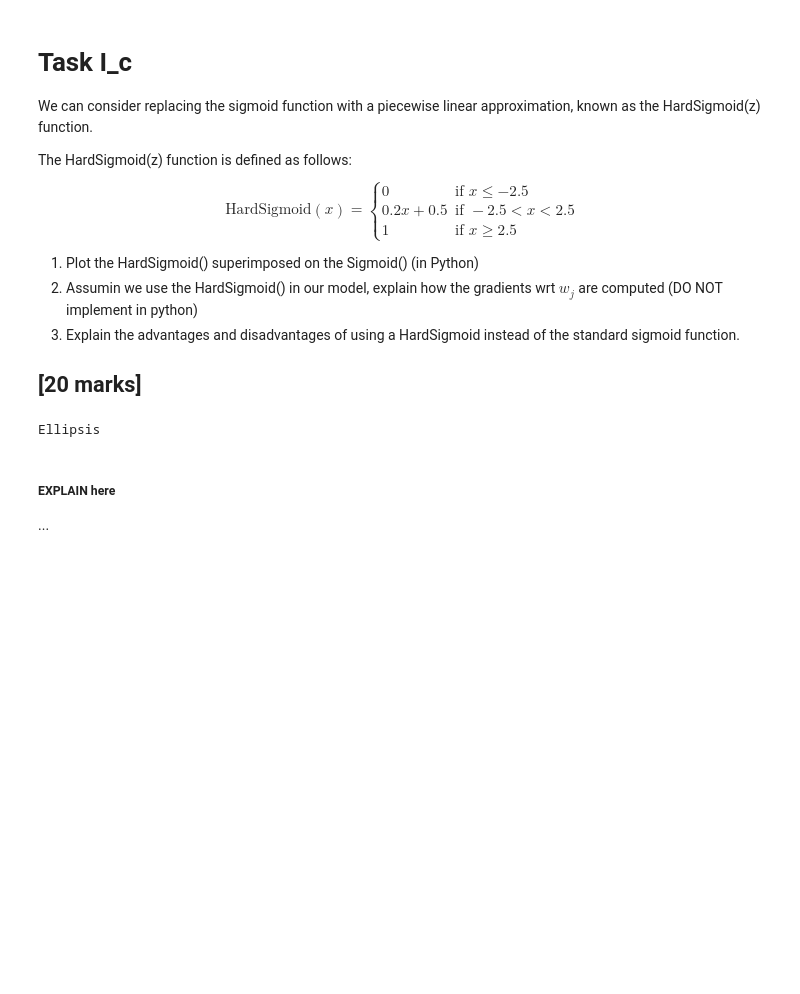
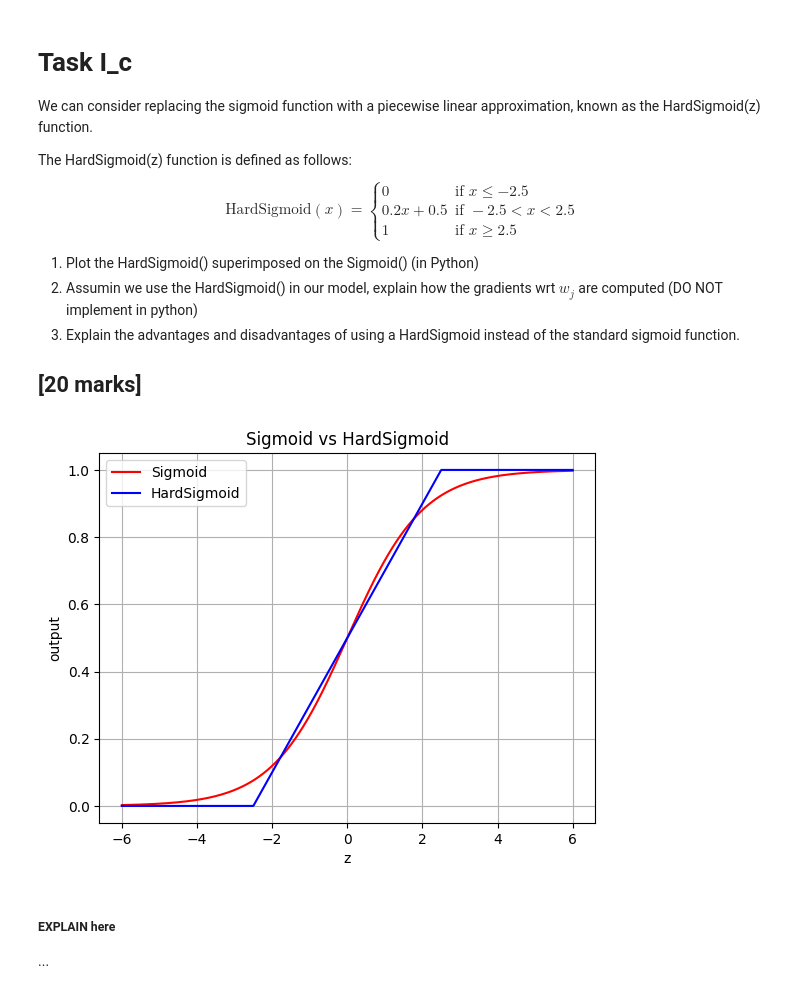
Before and after one commit to davgal27/ML-Algorithms, a Jupyter notebook: CCE2502_Assignment_II_2026.ipynb, the cells around one changed output. Cells and saved outputs as stored; diff of their text form; code cells hidden in the pictures; blank space fills up the shorter version.

```diff
--- a/CCE2502_Assignment_II_2026.ipynb
+++ b/CCE2502_Assignment_II_2026.ipynb
@@ -551,9 +630,39 @@ $$
 ## [20 marks]
 # %%
 # PLOT here
-...
+def hard_sigmoid(z):
+
+    result = np.zeros_like(z)
+
+    for i in range(len(z)):
+
+        if z[i] <= -2.5:
+            result[i] = 0
+
+        elif -2.5 < z[i] < 2.5:
+            result[i] = 0.2 * z[i] + 0.5
+
+        elif z[i] >= 2.5:
+            result[i] = 1
+
+    return result
+
+def sigmoid(z):
+    return 1 / (1 + np.exp(-z))
+
+z = np.linspace(-6, 6, 1000) # most graphs i found online went from -6 to 6
+
+plt.figure()
+plt.plot(z, sigmoid(z), 'r', label='Sigmoid')
+plt.plot(z, hard_sigmoid(z), 'b', label='HardSigmoid')
+plt.xlabel('z')
+plt.ylabel('output')
+plt.title('Sigmoid vs HardSigmoid')
+plt.legend()
+plt.grid()
+plt.show()
 # %% [output]
-Ellipsis
+[figure, added]
 # %% [markdown]
 ##### EXPLAIN here
 ...
```
Also changed, not shown: parts of 4 cells of this notebook.
